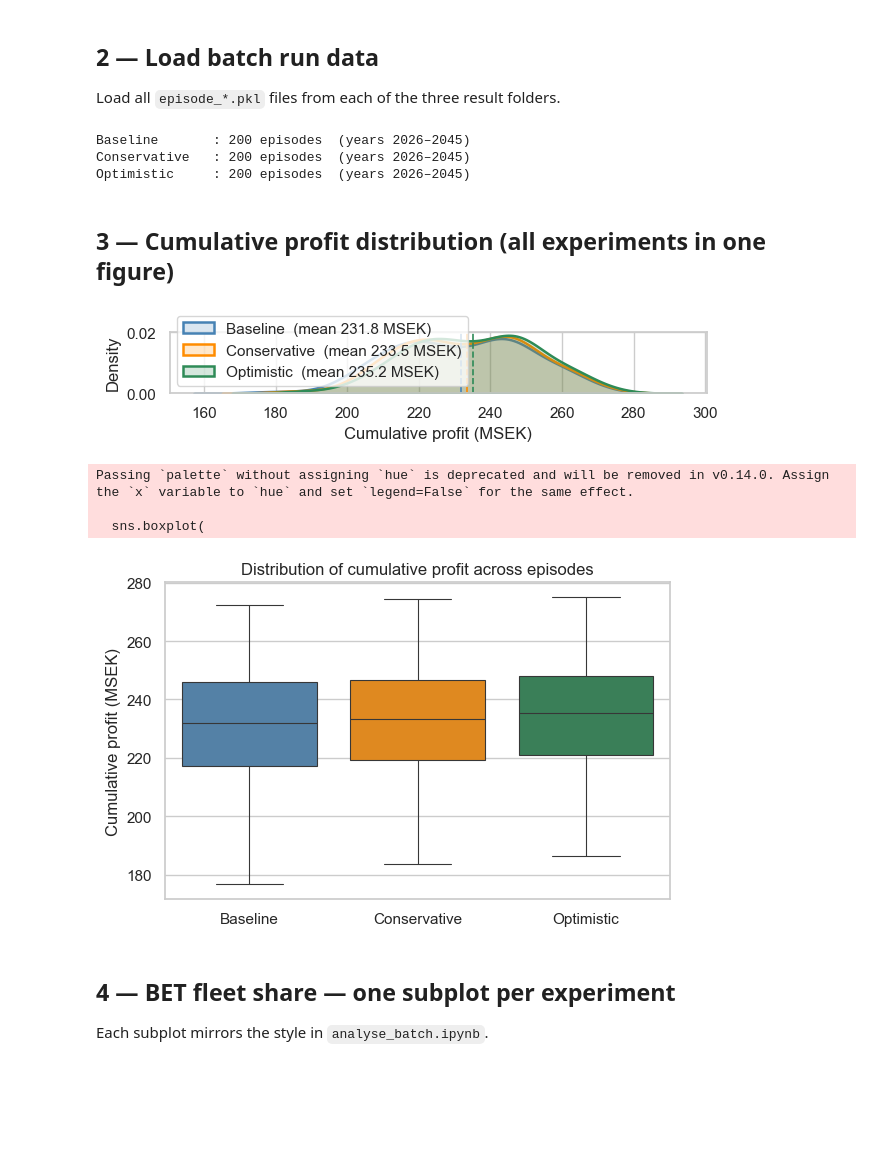
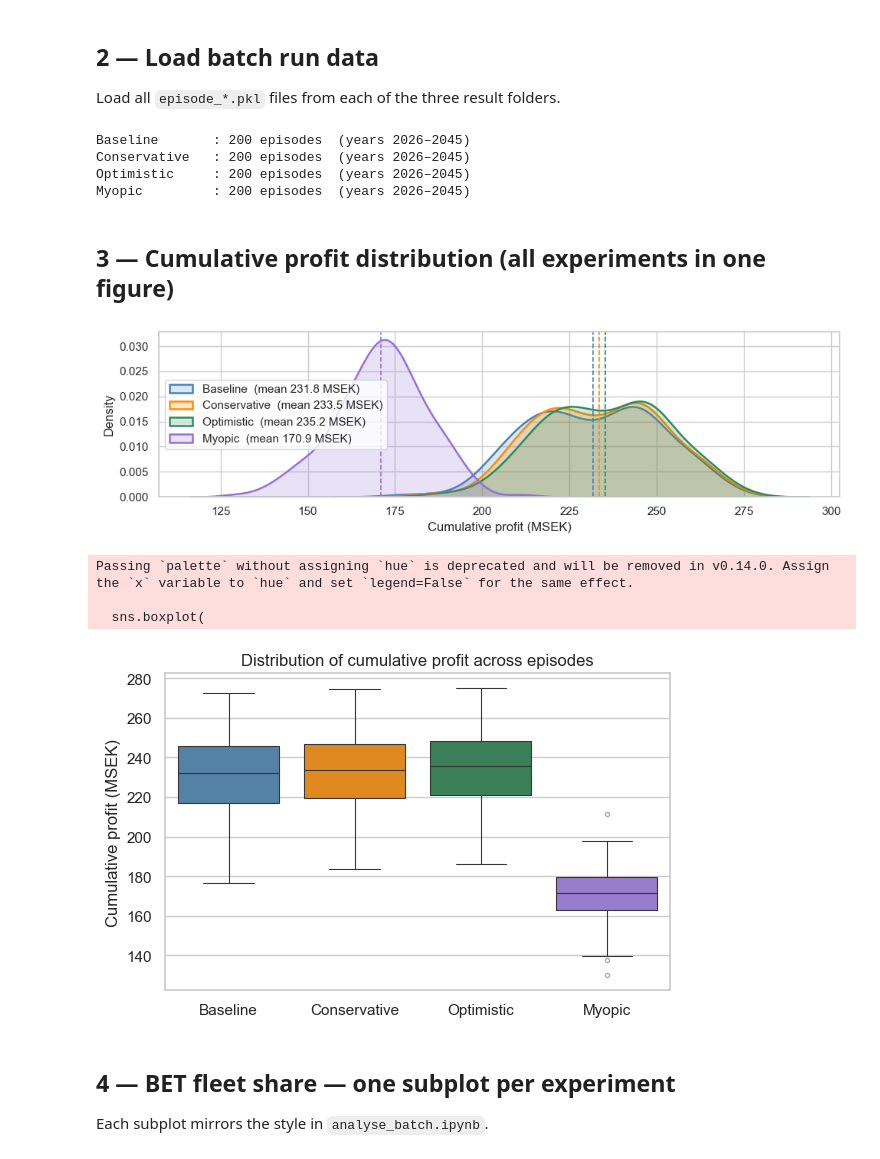
Before and after one commit to simfro/fleet-replacement, a Jupyter notebook: notebooks/compare_batches.ipynb, the cells around one changed output. Saved outputs shown, nothing was run; the diff lists cells and outputs as text; code cells hidden in the pictures; blank space fills up the shorter version.

```diff
--- a/notebooks/compare_batches.ipynb
+++ b/notebooks/compare_batches.ipynb
@@ -61,6 +61,7 @@ EXPERIMENTS = {
     "Baseline": IMPORTANT_DIR / "batch_baseline_20260601_010719",
     "Conservative": IMPORTANT_DIR / "batch_conservative_20260601_021136",
     "Optimistic": IMPORTANT_DIR / "batch_optimistic_20260601_032927",
+    "Myopic": REPO_ROOT / "results" / "batch_env_myopic_20260608_140633",
 }
 
 # Palette — one colour per experiment (used consistently in all figures)
@@ -68,6 +69,7 @@ PALETTE = {
     "Baseline": "steelblue",
     "Conservative": "darkorange",
     "Optimistic": "seagreen",
+    "Myopic": "mediumpurple",
 }
 
 # Load all episodes for every experiment
@@ -84,39 +86,41 @@ for name, folder in EXPERIMENTS.items():
 Baseline       : 200 episodes  (years 2026–2045)
 Conservative   : 200 episodes  (years 2026–2045)
 Optimistic     : 200 episodes  (years 2026–2045)
+Myopic         : 200 episodes  (years 2026–2045)
 # %% [markdown]
 ## 3 — Cumulative profit distribution (all experiments in one figure)
 # %%
-fig, ax = plt.subplots(figsize=(6.48, 1.5))
+# fig, ax = plt.subplots(figsize=(6.48, 1.5)) # For latex
+fig, ax = plt.subplots(figsize=(10, 3))
 
 for name, records in all_records.items():
     profits = np.array([r.total_reward for r in records]) / 1e6  # MSEK
     sns.kdeplot(
         profits,
         ax=ax,
         label=f"{name}  (mean {profits.mean():.1f} MSEK)",
         color=PALETTE[name],
         linewidth=1.8,
         fill=True,
         alpha=0.20,
     )
     ax.axvline(
         profits.mean(),
         color=PALETTE[name],
         linewidth=1.2,
         linestyle="--",
     )
 
 ax.set_xlabel("Cumulative profit (MSEK)")
 ax.set_ylabel("Density")
 # ax.set_title("Distribution of cumulative profit across episodes")
 ax.legend()
 
 plt.tight_layout()
 fig.savefig(FIGURES_DIR / "cumulative_profit.pgf", backend="pgf")
 plt.show()
 # %% [output]
-[figure, old version]
+[figure, new version]
 # %%
 # Build long-form DataFrame: one row per episode
 profit_df = pd.DataFrame(
@@ -151,7 +155,7 @@ plt.show()
 Passing `palette` without assigning `hue` is deprecated and will be removed in v0.14.0. Assign the `x` variable to `hue` and set `legend=False` for the same effect.
 
   sns.boxplot(
-[figure, old version]
+[figure, new version]
 # %% [markdown]
 ## 4 — BET fleet share — one subplot per experiment
 
```
Also changed, not shown: parts of 6 cells of this notebook, 15 other files.
